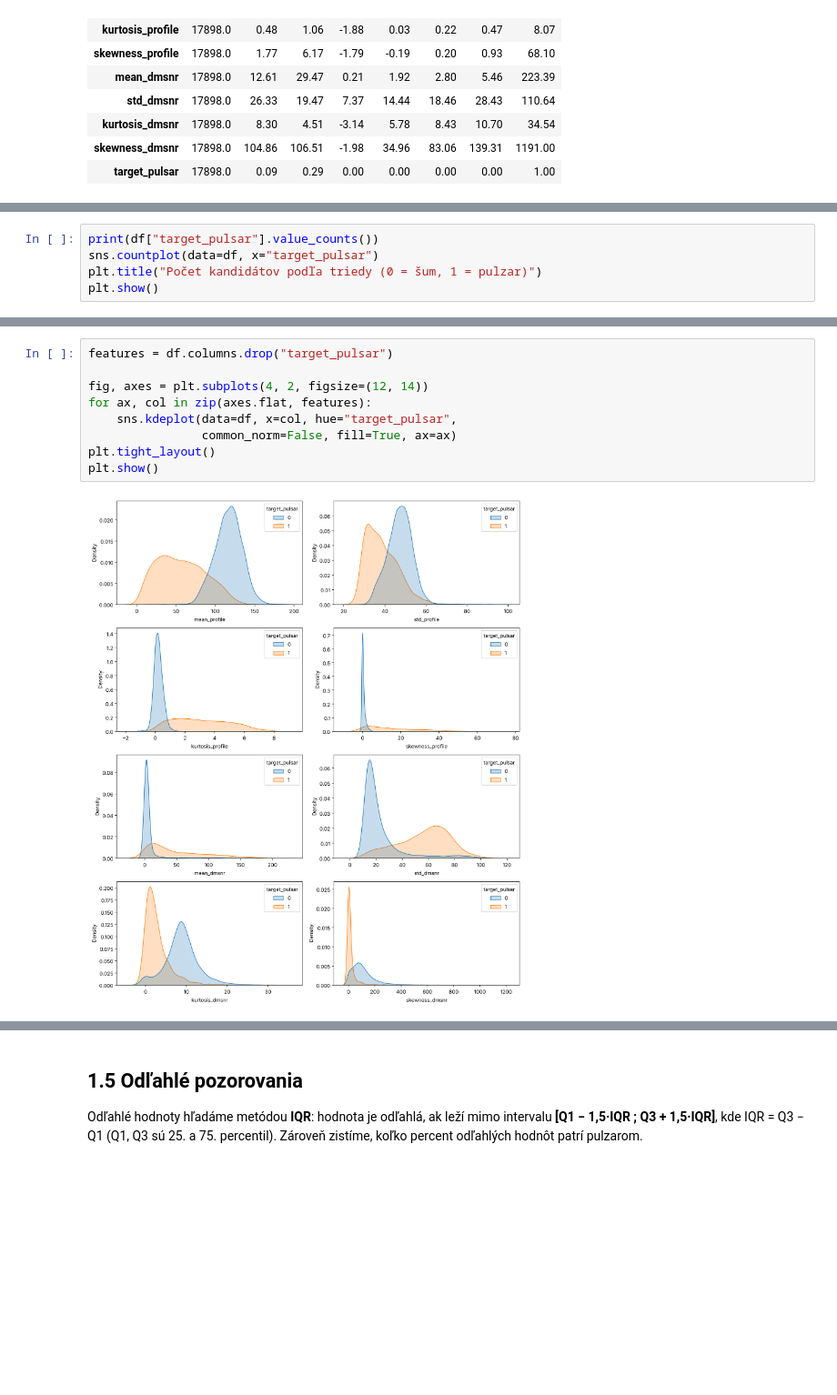
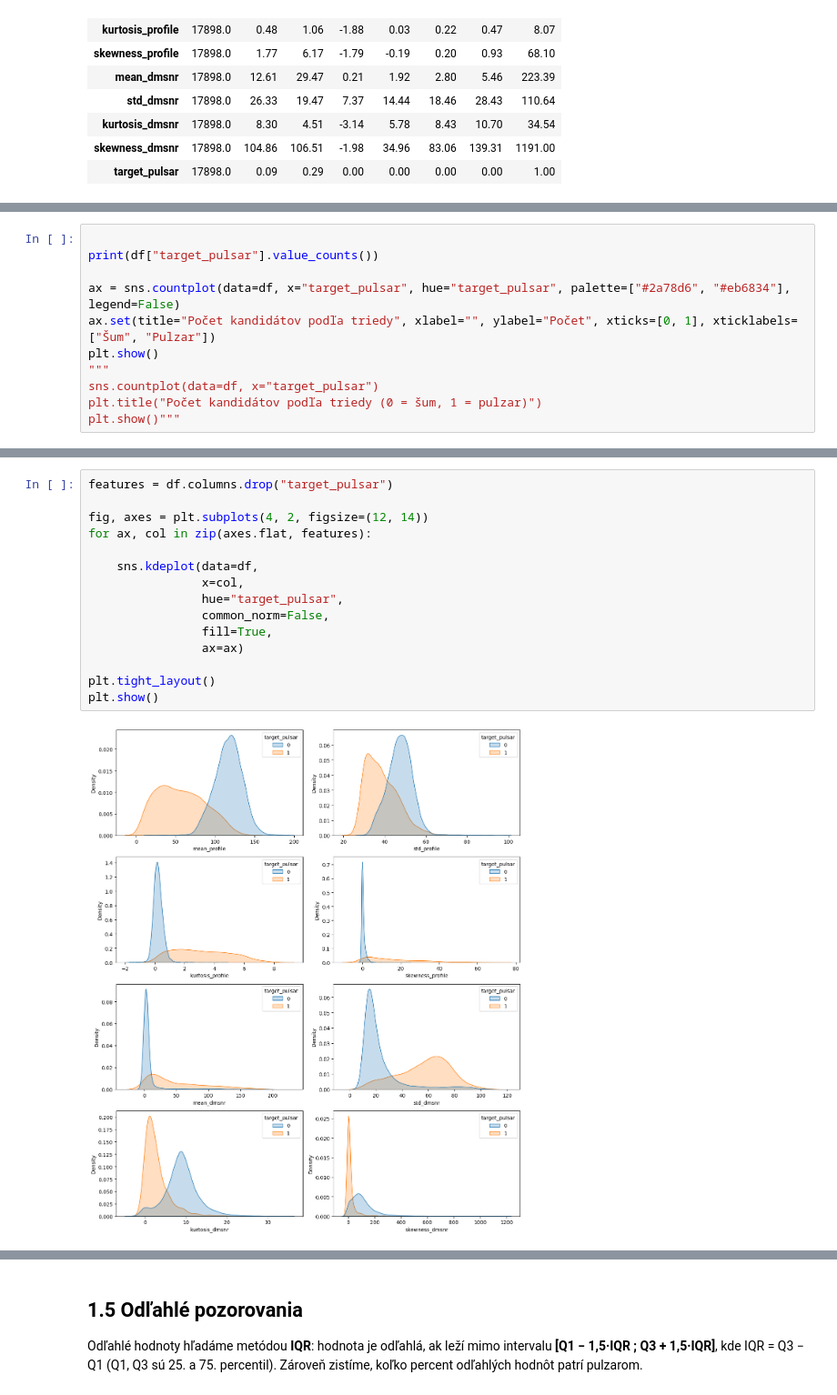
Before and after one commit to SimonaBednarikova/ML_pulsar_projekt_S1_r1, a Jupyter notebook: pulzary_projekt.ipynb, the cells around one changed output, grey strips where cells are left out. Shown at 91% size. Cells and saved outputs as stored; diff of their text form; blank space fills up the shorter version.

```diff
--- a/pulzary_projekt.ipynb
+++ b/pulzary_projekt.ipynb
@@ -178,8 +199,14 @@ df.describe().T.round(2)
 # %%
+
 print(df["target_pulsar"].value_counts())
+
+ax = sns.countplot(data=df, x="target_pulsar", hue="target_pulsar", palette=["#2a78d6", "#eb6834"], legend=False)
+ax.set(title="Počet kandidátov podľa triedy", xlabel="", ylabel="Počet", xticks=[0, 1], xticklabels=["Šum", "Pulzar"])
+plt.show()
+"""
 sns.countplot(data=df, x="target_pulsar")
 plt.title("Počet kandidátov podľa triedy (0 = šum, 1 = pulzar)")
-plt.show()
+plt.show()"""
 # %% [output]
 target_pulsar
 0    16259
@@ -198,14 +226,20 @@ Pre každú premennú porovnáme, ako vyzerá jej rozdelenie pri šume a pri pul
 # %%
 features = df.columns.drop("target_pulsar")
 
 fig, axes = plt.subplots(4, 2, figsize=(12, 14))
 for ax, col in zip(axes.flat, features):
-    sns.kdeplot(data=df, x=col, hue="target_pulsar",
-                common_norm=False, fill=True, ax=ax)
+
+    sns.kdeplot(data=df,
+                x=col,
+                hue="target_pulsar",
+                common_norm=False,
+                fill=True,
+                ax=ax)
+
 plt.tight_layout()
 plt.show()
 # %% [output]
-[figure, old version]
+[figure, new version]
 # %% [markdown]
 * **Najlepšie oddeľujú triedy premenné integrovaného profilu.** Šum má `kurtosis_profile` sústredenú okolo 0, kým pulzary majú hodnoty 1 až 8. Pulzar má totiž úzky, ostrý pulz (špicaté rozdelenie), kým šum je plochý. Podobne pulzary majú výrazne nižší `mean_profile`.
 * Pri **DM-SNR krivke** majú pulzary vyšší `mean_dmsnr` a `std_dmsnr`. Skutočný pulzar má silný signál pri konkrétnej hodnote rozptylu (DM > 0), kým pozemské rušenie je najsilnejšie pri DM ≈ 0.
```
Also changed, not shown: parts of 14 cells of this notebook.
